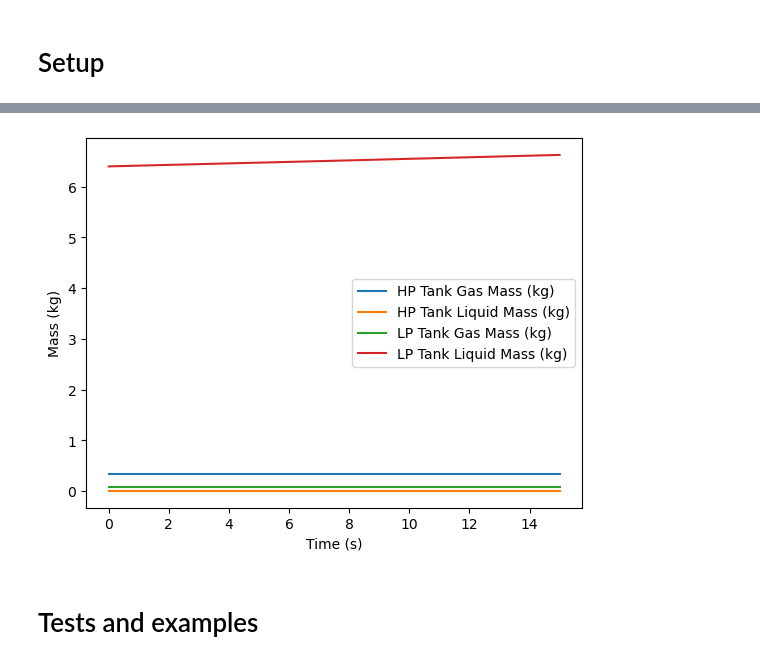
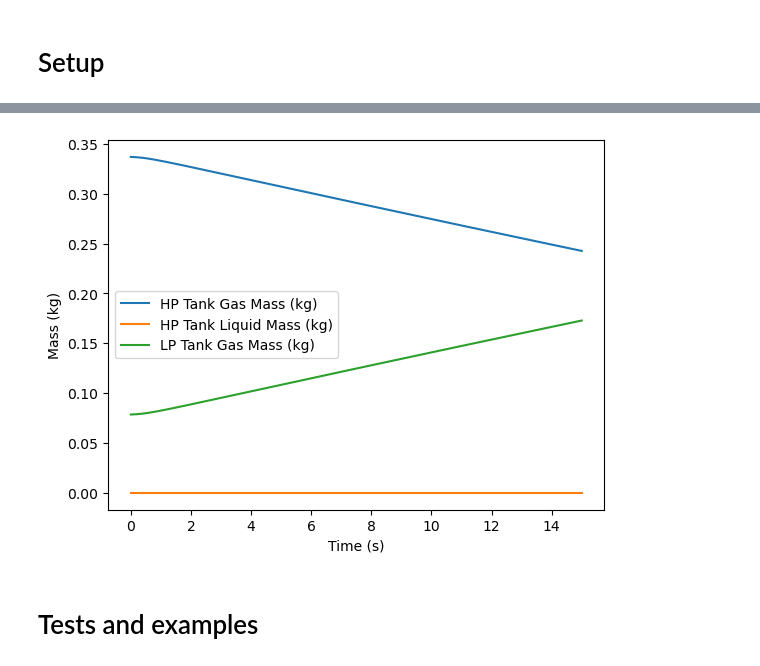
Before and after one commit to LpHiX/FYPTurbine, a Jupyter notebook: plumbingsim.ipynb, the cells around one changed output, grey strips where cells are left out. Saved outputs shown, nothing was run; the diff lists cells and outputs as text; code cells hidden in the pictures.

```diff
--- a/plumbingsim.ipynb
+++ b/plumbingsim.ipynb
@@ -541,18 +557,18 @@ Number of iterations: 7
 # %%
 t = solution.t
 mass_results = solution.y
 
 fig, ax = plt.subplots(1, 1)
 ax.plot(t, mass_results[0, :], label='HP Tank Gas Mass (kg)')
 ax.plot(t, mass_results[1, :], label='HP Tank Liquid Mass (kg)')
 ax.plot(t, mass_results[2, :], label='LP Tank Gas Mass (kg)')
-ax.plot(t, mass_results[3, :], label='LP Tank Liquid Mass (kg)')
+# ax.plot(t, mass_results[3, :], label='LP Tank Liquid Mass (kg)')
 ax.set_xlabel('Time (s)')
 ax.set_ylabel('Mass (kg)')
 ax.legend()
 plt.show()
 # %% [output]
-[figure, old version]
+[figure, new version]
 # %% [markdown]
 # Tests and examples
 # %%
```
Also changed, not shown: parts of 3 cells of this notebook.
